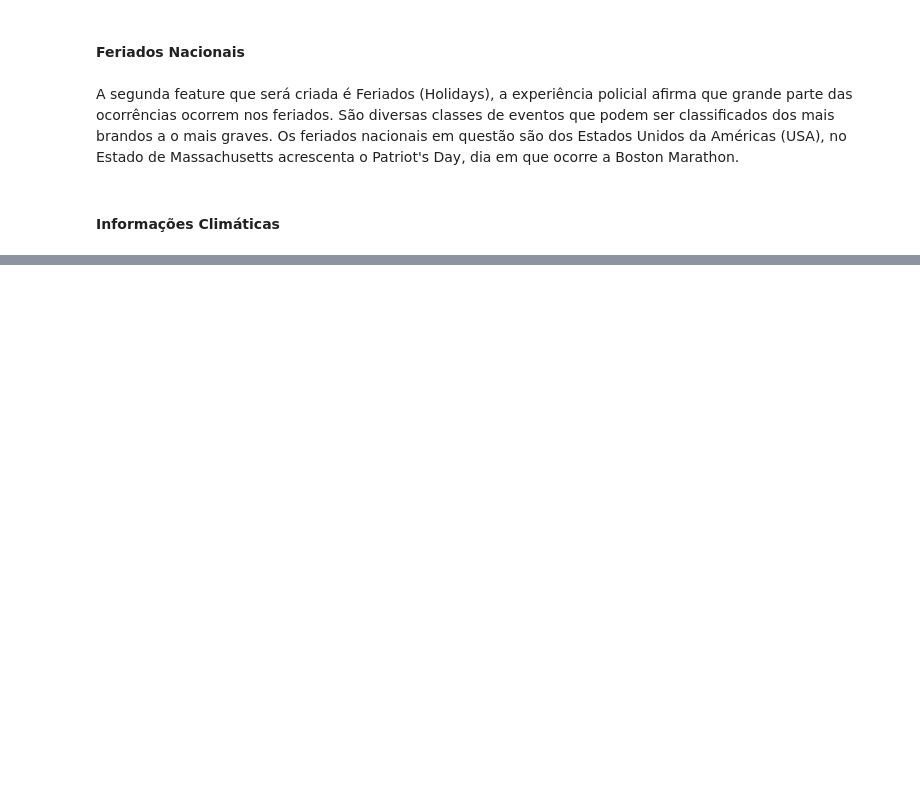
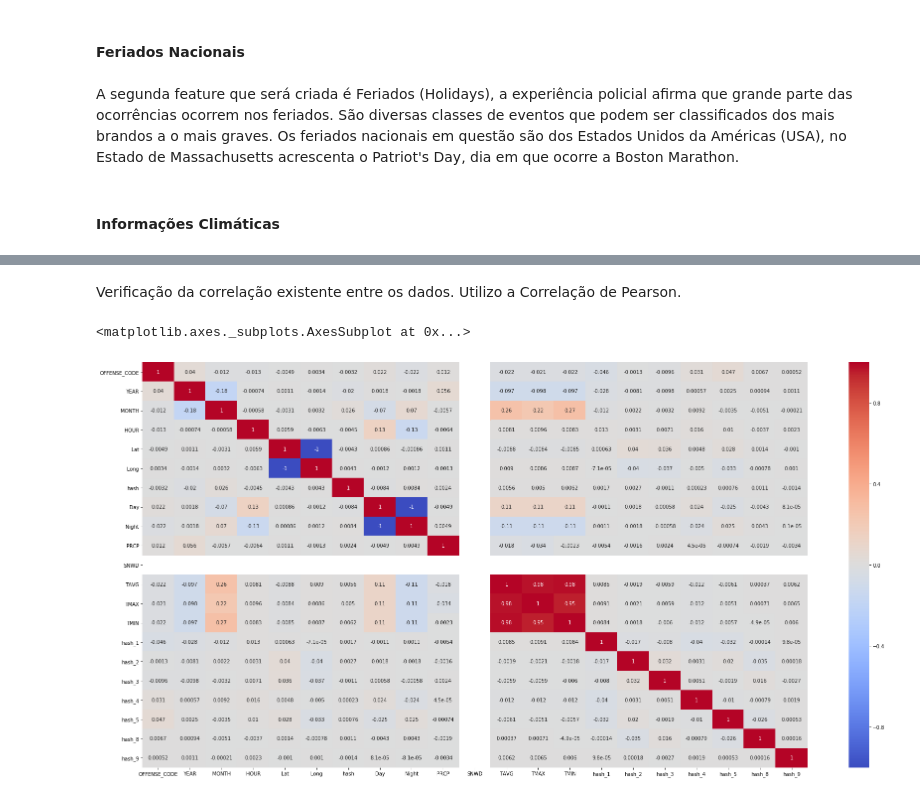
Before and after one commit to pabloazevedo/PortifolioDS, a Jupyter notebook: Boston Crimes.ipynb, the cells around one changed output, grey strips where cells are left out. Cells and saved outputs as stored; diff of their text form; code cells hidden in the pictures; blank space fills up the shorter version.

```diff
--- a/Boston Crimes.ipynb
+++ b/Boston Crimes.ipynb
@@ -357,0 +329,2 @@ offense_codes
+# %% [markdown]
+Verificação da correlação existente entre os dados. Utilizo a Correlação de Pearson.
@@ -357,0 +333,10 @@ offense_codes
+# %%
+data_noaa_boston['hash_1'] = data_noaa_boston['OFFENSE_CODE_GROUP'].apply(hash)
+data_noaa_boston['hash_2'] = data_noaa_boston['Location'].apply(hash)
+data_noaa_boston['hash_3'] = data_noaa_boston['REPORTING_AREA'].apply(hash)
+data_noaa_boston['hash_4'] = data_noaa_boston['OFFENSE_DESCRIPTION'].apply(hash)
+data_noaa_boston['hash_5'] = data_noaa_boston['DISTRICT'].apply(hash)
+#data_noaa_boston['hash_6'] = data_noaa_boston['Lat'].apply(hash)
+#data_noaa_boston['hash_7'] = data_noaa_boston['Long'].apply(hash)
+data_noaa_boston['hash_8'] = data_noaa_boston['STREET'].apply(hash)
+data_noaa_boston['hash_9'] = data_noaa_boston['OCCURRED_ON_DATE'].apply(hash)
@@ -357,0 +348,9 @@ offense_codes
+# %%
+plt.figure(figsize=(30,15))
+sns.heatmap(data_noaa_boston.corr(),
+            vmin=-1,
+            cmap='coolwarm',
+            annot=True)
+# %% [output]
+<matplotlib.axes._subplots.AxesSubplot at 0x...>
+[figure, added]
```
Also changed, not shown: parts of 37 cells of this notebook.
